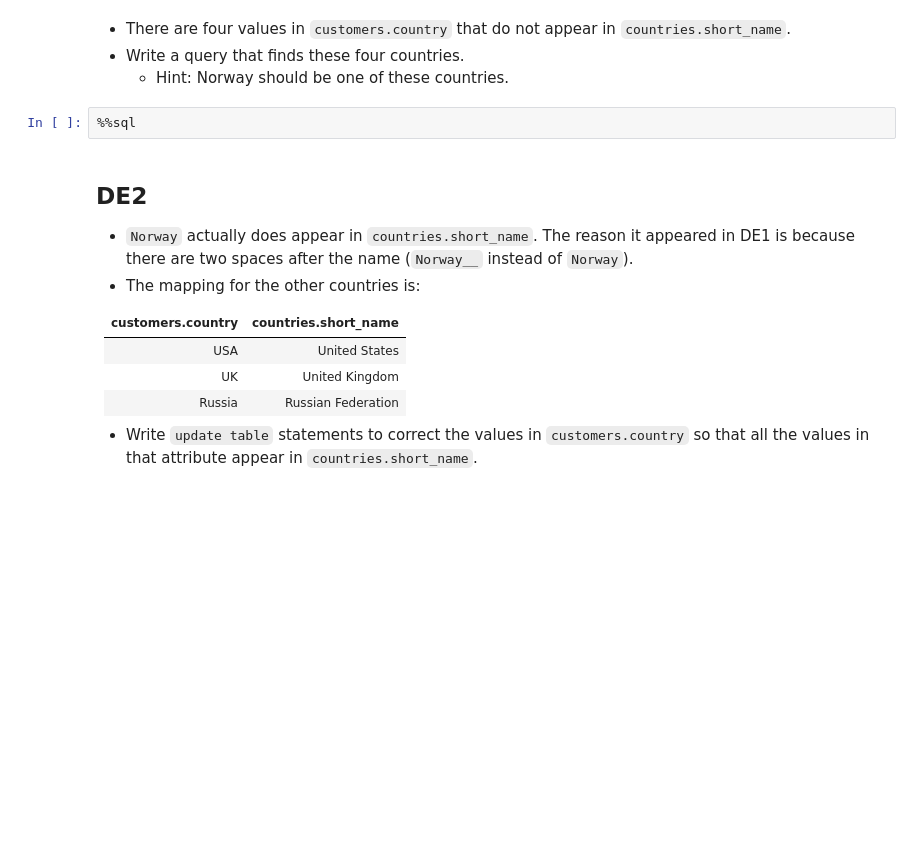
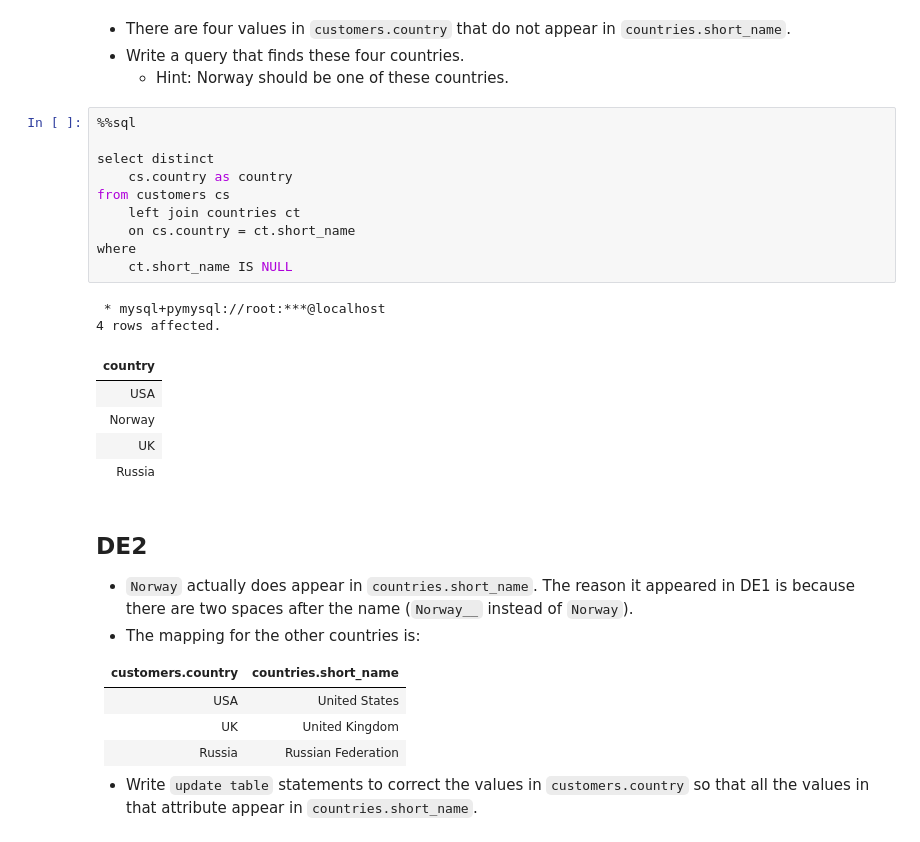
Before and after one commit to zhiyuan0828/W4111-Intro-to-Databases-Spring-2024, a Jupyter notebook: Exams/Midterm/S24-W4111-Midterm.ipynb, the cells around one changed output. Cells and saved outputs as stored; diff of their text form; blank space fills up the shorter version.

```diff
--- a/Exams/Midterm/S24-W4111-Midterm.ipynb
+++ b/Exams/Midterm/S24-W4111-Midterm.ipynb
@@ -629,6 +659,22 @@ select * from countries limit 10;
     - Hint: Norway should be one of these countries.
 # %%
 %%sql
+
+select distinct
+    cs.country as country
+from customers cs
+    left join countries ct
+    on cs.country = ct.short_name
+where
+    ct.short_name IS NULL
+# %% [output]
+ * mysql+pymysql://root:***@localhost
+4 rows affected.
+| country |
+| USA |
+| Norway |
+| UK |
+| Russia |
 # %% [markdown]
 ## DE2
 
```
Also changed, not shown: parts of 9 cells of this notebook.
